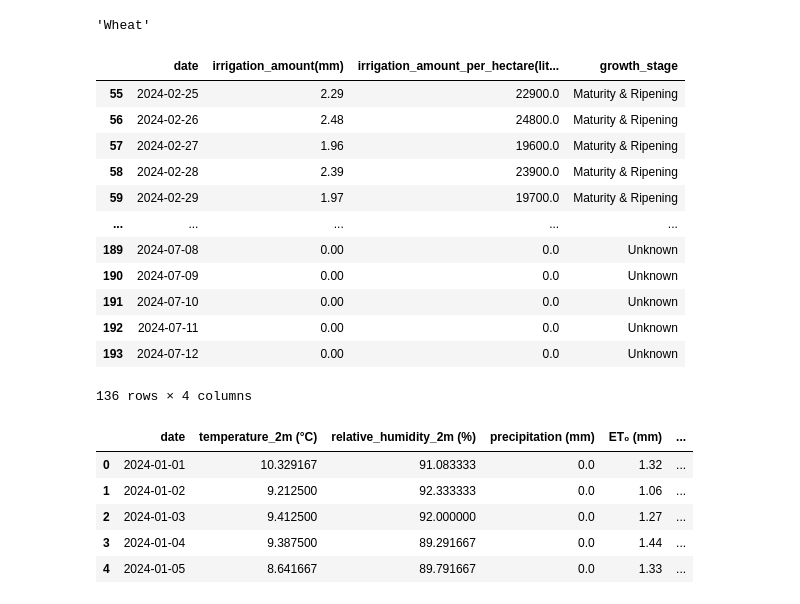
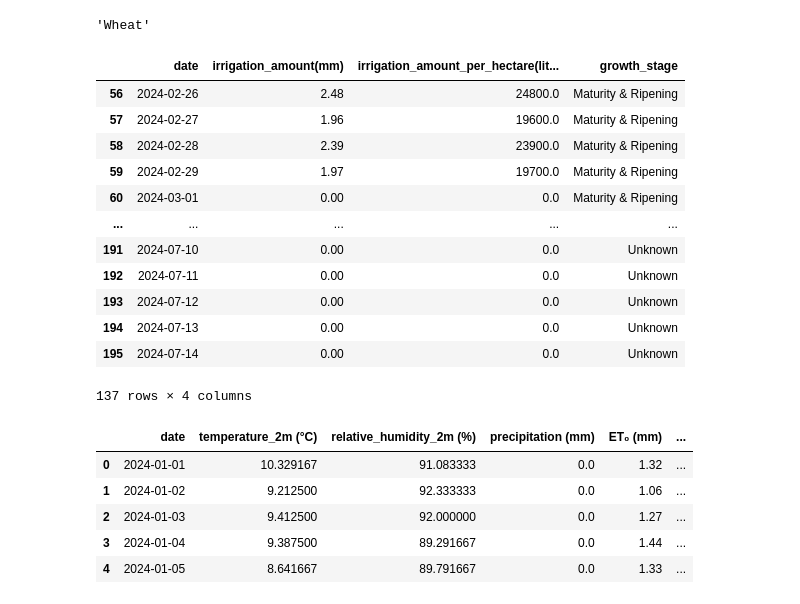
Before and after one commit to Godwin-Oti/Smart-Irrigation-System, a Jupyter notebook: Punjab_India/PUNJAB_2.ipynb, the cells around one changed output. Cells and saved outputs as stored; diff of their text form; code cells hidden in the pictures.

```diff
--- a/Punjab_India/PUNJAB_2.ipynb
+++ b/Punjab_India/PUNJAB_2.ipynb
@@ -1781,44 +1792,44 @@ present_data_with_forecast_data.describe().T
 'Wheat'
 # %%
 
-threshold_soil_moisture = 0.215963  # Example threshold in m³/m³(which is mean of soil moisture in the Dataset)
+threshold_soil_moisture = 0.215303  # Example threshold in m³/m³(which is mean of soil moisture in the Dataset)
 
 # Calculate soil deficit
 wheat_data['soil_deficit(mm)'] = wheat_data['ETc (mm)'] - wheat_data['precipitation (mm)']
 wheat_data['irrigation_need'] = wheat_data['soil_moisture_28_to_100cm (m³/m³)'] < threshold_soil_moisture
 
 # Function to calculate irrigation need
 def calculate_irrigation_need(soil_moisture, threshold, soil_deficit):
     if soil_moisture < threshold:
         return max(0, threshold - soil_moisture + soil_deficit)
     return 0
 
 # Calculate irrigation amount in mm
 wheat_data['irrigation_amount(mm)'] = wheat_data.apply(lambda row: calculate_irrigation_need(
     row['soil_moisture_28_to_100cm (m³/m³)'], threshold_soil_moisture, row['soil_deficit(mm)']), axis=1).round(2)
 
 # Calculate irrigation amount per hectare in liters and round to 2 decimal places
 wheat_data['irrigation_amount_per_hectare(liters)'] = (wheat_data['irrigation_amount(mm)'] * 10000).round(2)
 
 # Create an irrigation schedule
 irrigation_schedule = wheat_data[wheat_data['irrigation_need'] == True][['date', 'irrigation_amount(mm)', 'irrigation_amount_per_hectare(liters)', 'growth_stage']]
 
 # Display the irrigation schedule
 irrigation_schedule
 # %% [output]
 |  | date | irrigation_amount(mm) | irrigation_amount_per_hectare(lit... | growth_stage |
-| 55 | 2024-02-25 | 2.29 | 22900.0 | Maturity & Ripening |
 | 56 | 2024-02-26 | 2.48 | 24800.0 | Maturity & Ripening |
 | 57 | 2024-02-27 | 1.96 | 19600.0 | Maturity & Ripening |
 | 58 | 2024-02-28 | 2.39 | 23900.0 | Maturity & Ripening |
 | 59 | 2024-02-29 | 1.97 | 19700.0 | Maturity & Ripening |
+| 60 | 2024-03-01 | 0.00 | 0.0 | Maturity & Ripening |
 | ... | ... | ... | ... | ... |
-| 189 | 2024-07-08 | 0.00 | 0.0 | Unknown |
-| 190 | 2024-07-09 | 0.00 | 0.0 | Unknown |
 | 191 | 2024-07-10 | 0.00 | 0.0 | Unknown |
 | 192 | 2024-07-11 | 0.00 | 0.0 | Unknown |
 | 193 | 2024-07-12 | 0.00 | 0.0 | Unknown |
+| 194 | 2024-07-13 | 0.00 | 0.0 | Unknown |
+| 195 | 2024-07-14 | 0.00 | 0.0 | Unknown |
-136 rows × 4 columns
+137 rows × 4 columns
 # %%
 wheat_data.head()
 # %% [output]
```
Also changed, not shown: parts of 21 cells of this notebook, 5 other files.
